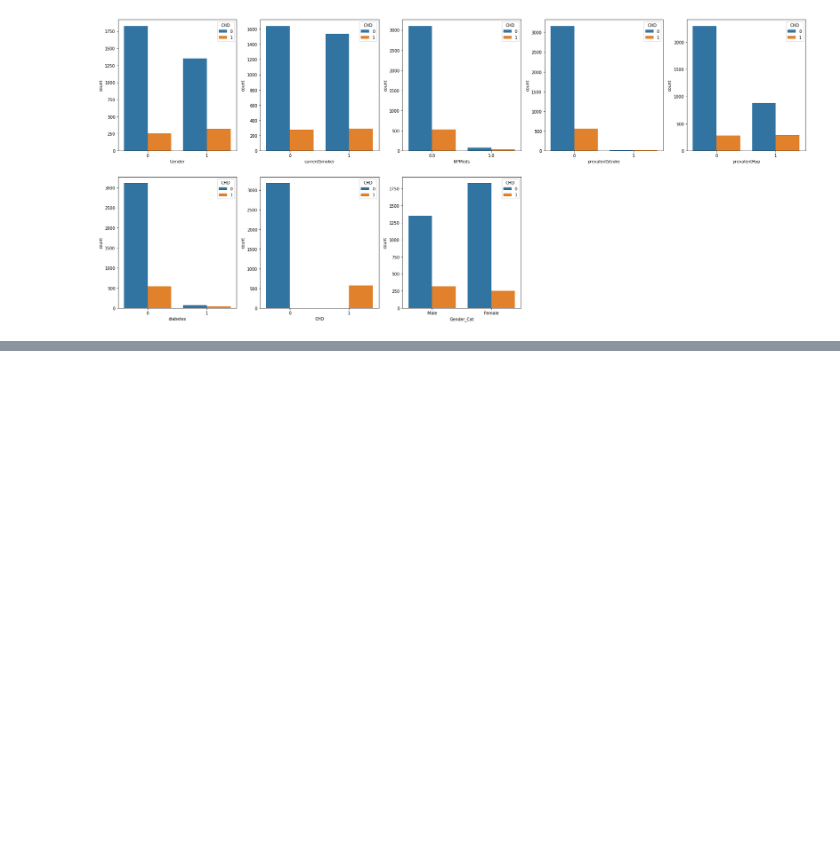
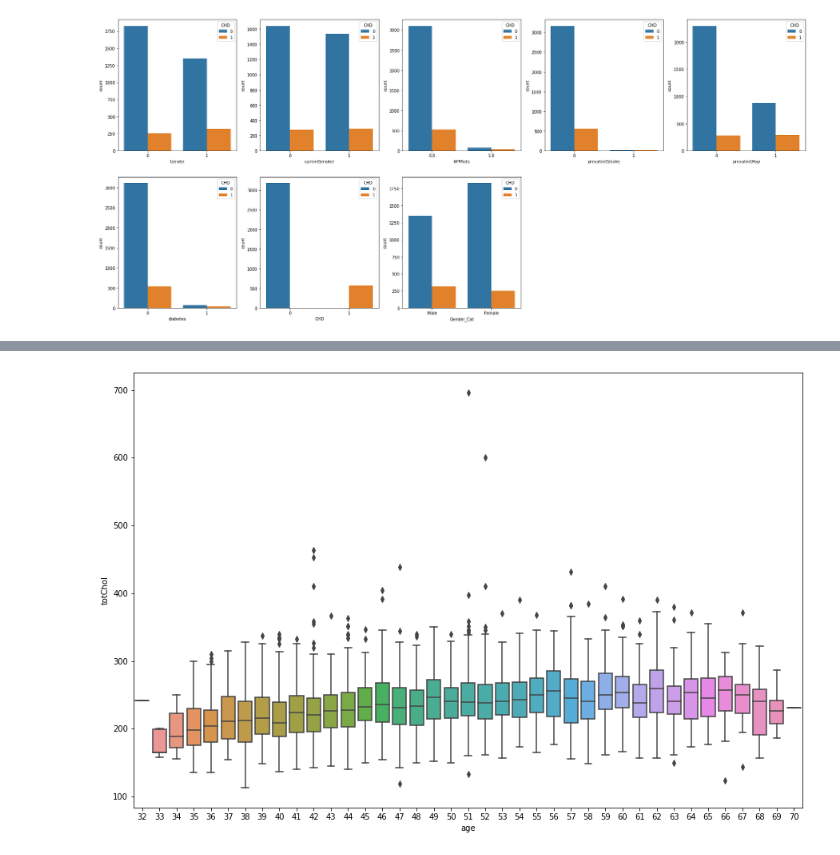
Before and after one commit to dine18/Dissertation-Project, a Jupyter notebook: HDP/HDPML.ipynb, the cells around one changed output, grey strips where cells are left out. Drawn from its saved outputs; the diff is of its cells as text; code cells hidden in the pictures; blank space fills up the shorter version.

```diff
--- a/HDP/HDPML.ipynb
+++ b/HDP/HDPML.ipynb
@@ -369,0 +427,7 @@ for i in enumerate(fhs_cat.columns):
+# %%
+#instead of series of map we could do the following:
+fig, ax = plt.subplots(figsize=(15,10))
+sns.boxplot(data=df_fhs, x='age', y='totChol', ax=ax)
+plt.show()
+# %% [output]
+[figure, added]
```
Also changed, not shown: parts of 9 cells of this notebook.
